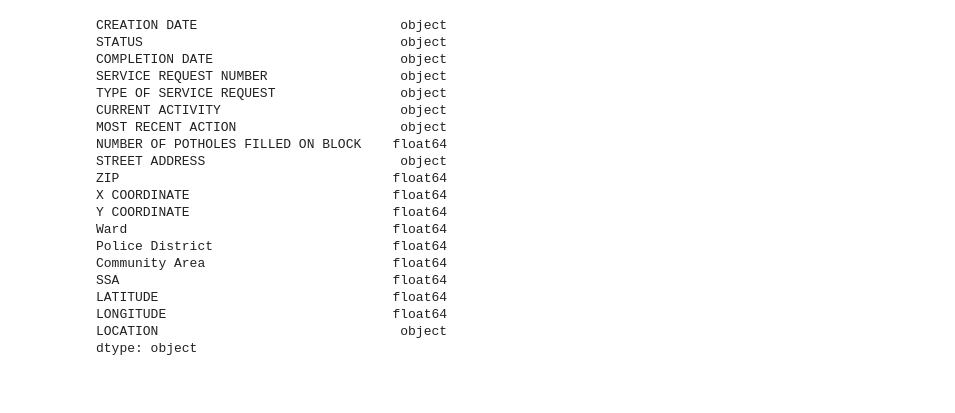
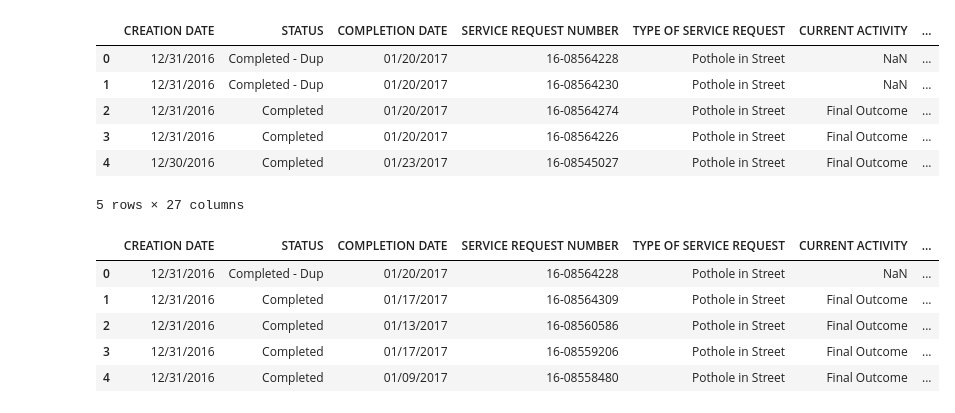
Before and after one commit to NUBootcampTeam/ParksAndPotholes, a Jupyter notebook: Potholes_Money.ipynb, the cells around one changed output. Cells and saved outputs as stored; diff of their text form; code cells hidden in the pictures; blank space fills up the shorter version.

```diff
--- a/Potholes_Money.ipynb
+++ b/Potholes_Money.ipynb
@@ -28,23 +24,19 @@ KeyError: 'Community Area Number'
+# %%
+merge_table.head()
+# %% [output]
+|  | CREATION DATE | STATUS | COMPLETION DATE | SERVICE REQUEST NUMBER | TYPE OF SERVICE REQUEST | CURRENT ACTIVITY | ... |
+| 0 | 12/31/2016 | Completed - Dup | 01/20/2017 | 16-08564228 | Pothole in Street | NaN | ... |
+| 1 | 12/31/2016 | Completed - Dup | 01/20/2017 | 16-08564230 | Pothole in Street | NaN | ... |
+| 2 | 12/31/2016 | Completed | 01/20/2017 | 16-08564274 | Pothole in Street | Final Outcome | ... |
+| 3 | 12/31/2016 | Completed | 01/20/2017 | 16-08564226 | Pothole in Street | Final Outcome | ... |
+| 4 | 12/30/2016 | Completed | 01/23/2017 | 16-08545027 | Pothole in Street | Final Outcome | ... |
+5 rows × 27 columns
 # %%
-potholes.dtypes
+potholes.head()
 # %% [output]
-CREATION DATE                          object
-STATUS                                 object
-COMPLETION DATE                        object
-SERVICE REQUEST NUMBER                 object
-TYPE OF SERVICE REQUEST                object
-CURRENT ACTIVITY                       object
-MOST RECENT ACTION                     object
-NUMBER OF POTHOLES FILLED ON BLOCK    float64
-STREET ADDRESS                         object
-ZIP                                   float64
-X COORDINATE                          float64
-Y COORDINATE                          float64
-Ward                                  float64
-Police District                       float64
-Community Area                        float64
-SSA                                   float64
-LATITUDE                              float64
-LONGITUDE                             float64
-LOCATION                               object
-dtype: object
+|  | CREATION DATE | STATUS | COMPLETION DATE | SERVICE REQUEST NUMBER | TYPE OF SERVICE REQUEST | CURRENT ACTIVITY | ... |
+| 0 | 12/31/2016 | Completed - Dup | 01/20/2017 | 16-08564228 | Pothole in Street | NaN | ... |
+| 1 | 12/31/2016 | Completed | 01/17/2017 | 16-08564309 | Pothole in Street | Final Outcome | ... |
+| 2 | 12/31/2016 | Completed | 01/13/2017 | 16-08560586 | Pothole in Street | Final Outcome | ... |
+| 3 | 12/31/2016 | Completed | 01/17/2017 | 16-08559206 | Pothole in Street | Final Outcome | ... |
+| 4 | 12/31/2016 | Completed | 01/09/2017 | 16-08558480 | Pothole in Street | Final Outcome | ... |
```
Also changed, not shown: parts of 8 cells of this notebook, 1 other file.
